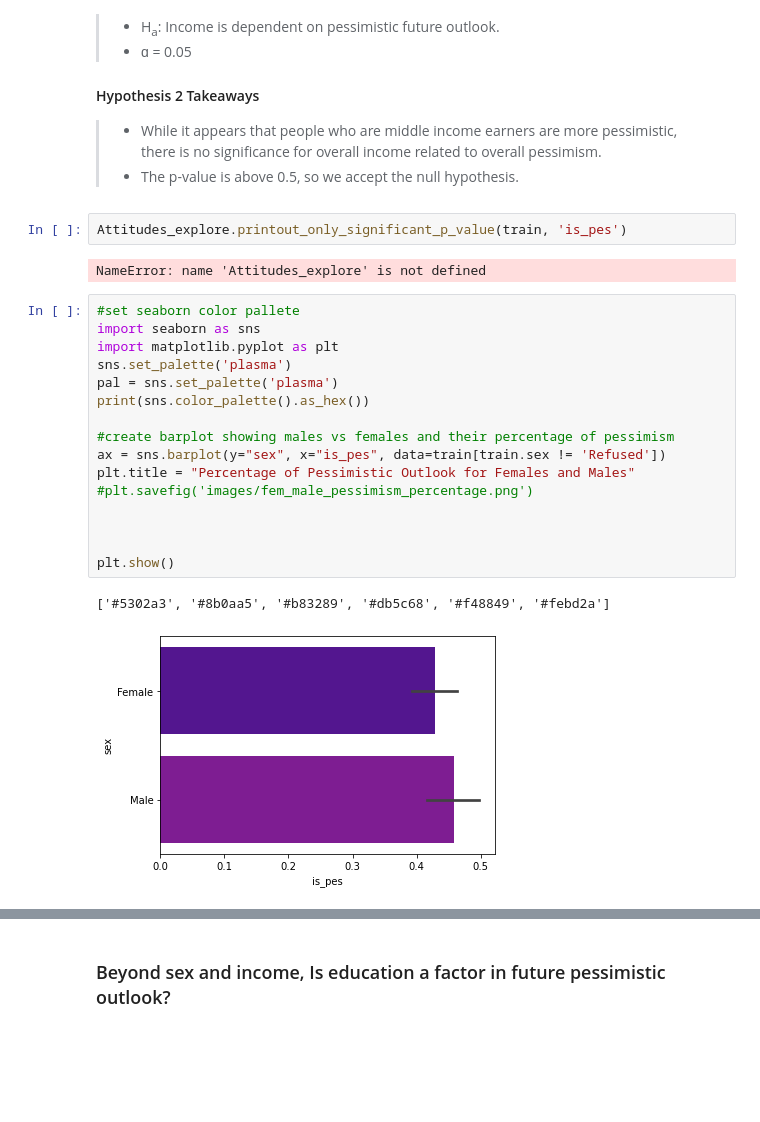
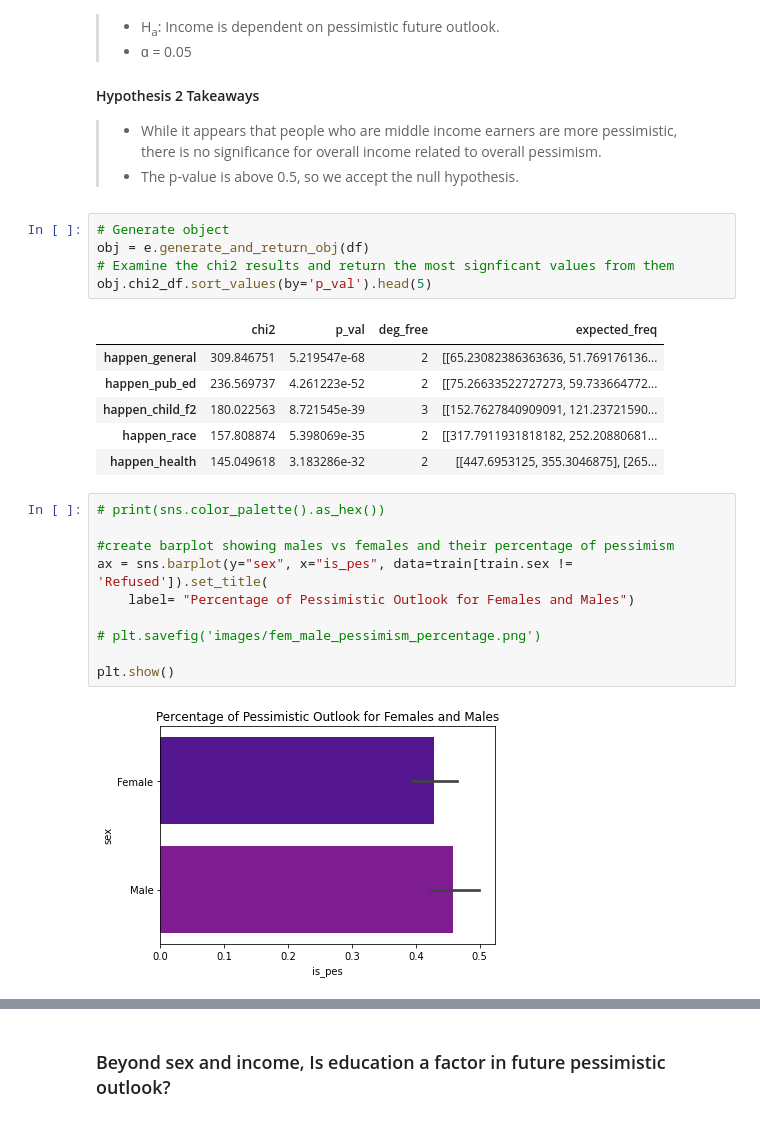
Before and after one commit to american-perspectives-capstone/american-attitudes, a Jupyter notebook: final_notebook.ipynb, the cells around one changed output, grey strips where cells are left out. Cells and saved outputs as stored; diff of their text form; blank space fills up the shorter version.

```diff
--- a/final_notebook.ipynb
+++ b/final_notebook.ipynb
@@ -738,26 +772,27 @@ train.shape, validate.shape, test.shape
 > - While it appears that people who are middle income earners are more pessimistic, there is no significance for overall income related to overall pessimism.
 > - The p-value is above 0.5, so we accept the null hypothesis.
 # %%
-Attitudes_explore.printout_only_significant_p_value(train, 'is_pes')
+# Generate object
+obj = e.generate_and_return_obj(df)
+# Examine the chi2 results and return the most signficant values from them
+obj.chi2_df.sort_values(by='p_val').head(5)
 # %% [output]
-NameError: name 'Attitudes_explore' is not defined
+|  | chi2 | p_val | deg_free | expected_freq |
+| happen_general | 309.846751 | 5.219547e-68 | 2 | [[65.23082386363636, 51.769176136... |
+| happen_pub_ed | 236.569737 | 4.261223e-52 | 2 | [[75.26633522727273, 59.733664772... |
+| happen_child_f2 | 180.022563 | 8.721545e-39 | 3 | [[152.7627840909091, 121.23721590... |
+| happen_race | 157.808874 | 5.398069e-35 | 2 | [[317.7911931818182, 252.20880681... |
+| happen_health | 145.049618 | 3.183286e-32 | 2 | [[447.6953125, 355.3046875], [265... |
 # %%
-#set seaborn color pallete
-import seaborn as sns
-import matplotlib.pyplot as plt
-sns.set_palette('plasma')
-pal = sns.set_palette('plasma')
-print(sns.color_palette().as_hex())
+# print(sns.color_palette().as_hex())
 
 #create barplot showing males vs females and their percentage of pessimism
-ax = sns.barplot(y="sex", x="is_pes", data=train[train.sex != 'Refused'])
-plt.title = "Percentage of Pessimistic Outlook for Females and Males"
-#plt.savefig('images/fem_male_pessimism_percentage.png')
+ax = sns.barplot(y="sex", x="is_pes", data=train[train.sex != 'Refused']).set_title(
+    label= "Percentage of Pessimistic Outlook for Females and Males")
 
-
+# plt.savefig('images/fem_male_pessimism_percentage.png')
 
 plt.show()
 # %% [output]
-['#5302a3', '#8b0aa5', '#b83289', '#db5c68', '#f48849', '#febd2a']
-[figure, old version]
+[figure, new version]
 # %%
```
Also changed, not shown: parts of 22 cells of this notebook.
